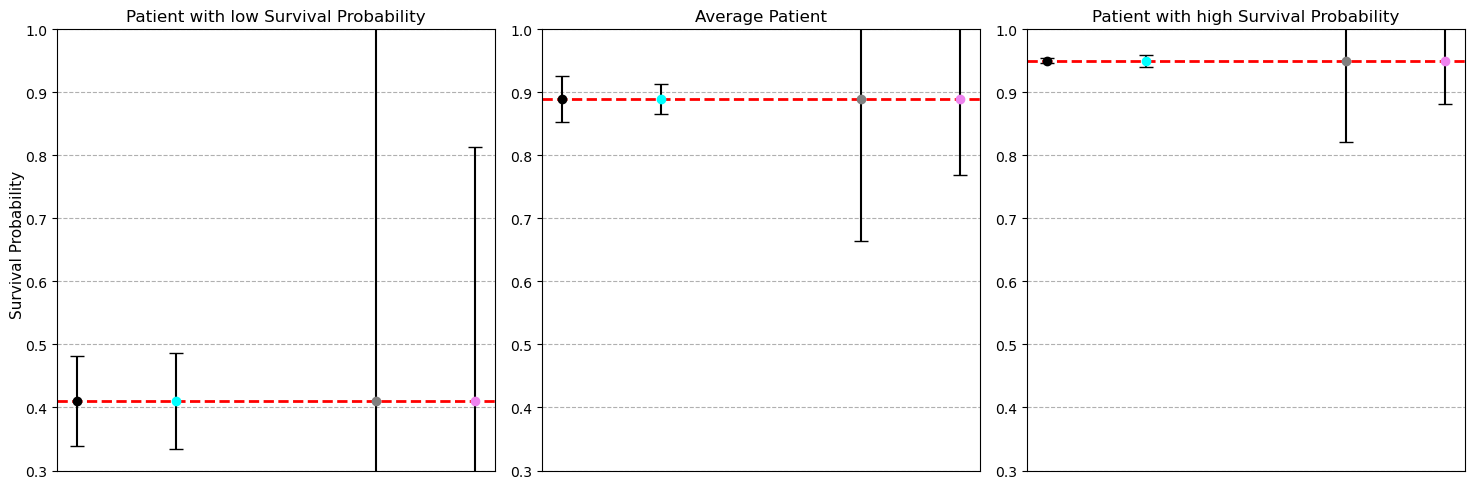
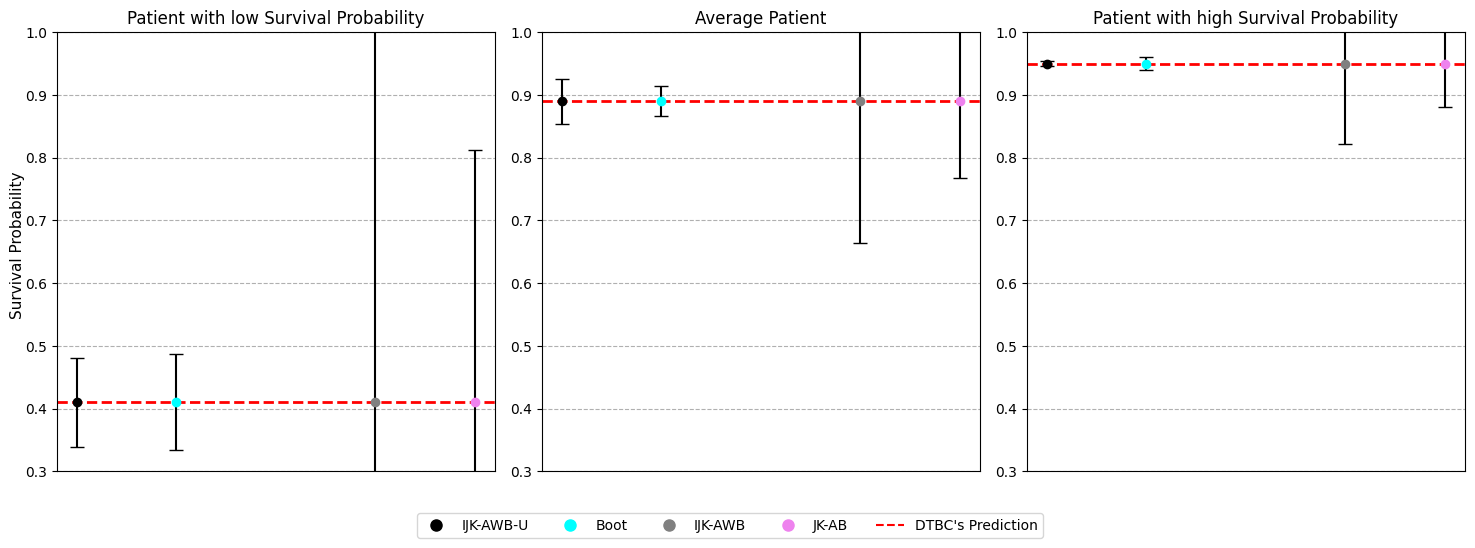
The change to this notebook cell's code, shown as a diff; its figure went from the first image to the second:
--- before
+++ after
@@ -1,2 +1,7 @@
+import matplotlib.pyplot as plt
+import numpy as np
+from matplotlib.lines import Line2D
+
+# Deine bestehenden Variablen und Berechnungen
 boot_var_low = 0.039**2
 boot_var_mean = 0.0121**2
@@ -19,5 +24,4 @@
 pred_high =95.03/100
 
-
 fig, axes = plt.subplots(nrows=1, ncols=3, figsize=(15, 5), sharex=False, sharey=False)
 
@@ -27,5 +31,5 @@
 
 # Funktion zum Plotten, um Redundanz zu vermeiden
-def plot_patient(ax, x_positions, y_pred_list, errors, title,u,a):
+def plot_patient(ax, x_positions, y_pred_list, errors, title, u, a):
     colors = ['black', 'cyan', 'gray', 'violet']
     for x, y, err, color in zip(x_positions, y_pred_list, errors, colors):
@@ -46,5 +50,5 @@
 x_positions = [0.0, 0.25, 0.75, 1.0]
 y_pred_low_list = [RF_Y_pred_low] * len(x_positions)  # Liste mit wiederholten y-Werten
-plot_patient(axes[0], x_positions, y_pred_low_list, errors_low, 'Patient with low Survival Probability',0.3,1)
+plot_patient(axes[0], x_positions, y_pred_low_list, errors_low, 'Patient with low Survival Probability', 0.3, 1)
 
 # 2. Plot: Durchschnittlicher Patient
@@ -55,5 +59,5 @@
 errors_mean = [error_ijk_mean, error_boot_mean, error_ijk_biased_mean, error_jkab_mean]
 y_pred_mean_list = [RF_Y_pred_mean] * len(x_positions)
-plot_patient(axes[1], x_positions, y_pred_mean_list, errors_mean, 'Average Patient',.3,1)
+plot_patient(axes[1], x_positions, y_pred_mean_list, errors_mean, 'Average Patient', 0.3, 1)
 
 # 3. Plot: Patient mit hoher Überlebenswahrscheinlichkeit
@@ -64,6 +68,22 @@
 errors_high = [error_ijk_high, error_boot_high, error_ijk_biased_high, error_jkab_high]
 y_pred_high_list = [RF_Y_pred_high] * len(x_positions)
-plot_patient(axes[2], x_positions, y_pred_high_list, errors_high, 'Patient with high Survival Probability',.3,1)
+plot_patient(axes[2], x_positions, y_pred_high_list, errors_high, 'Patient with high Survival Probability', 0.3, 1)
+
+# Gemeinsame Y-Achsenbeschriftung
 fig.supylabel('Survival Probability', fontsize=11)
-plt.tight_layout()
+
+# Erstelle benutzerdefinierte Legenden-Handles
+legend_elements = [
+    Line2D([0], [0], marker='o', color='black', label='IJK-AWB-U', markersize=8, linestyle='None', markerfacecolor='black'),
+    Line2D([0], [0], marker='o', color='cyan', label='Boot', markersize=8, linestyle='None', markerfacecolor='cyan'),
+    Line2D([0], [0], marker='o', color='gray', label='IJK-AWB', markersize=8, linestyle='None', markerfacecolor='gray'),
+    Line2D([0], [0], marker='o', color='violet', label='JK-AB', markersize=8, linestyle='None', markerfacecolor='violet'),
+    Line2D([0], [0], color='red', linestyle='--', label="DTBC's Prediction")
+]
+
+# Füge die Legende zur gesamten Figur hinzu, platziere sie unten und füge einen Rahmen hinzu
+fig.legend(handles=legend_elements, loc='lower center', ncol=5, frameon=True, bbox_to_anchor=(0.5, -0.1))
+
+# Passe das Layout an, damit die Legende nicht abgeschnitten wird
+plt.tight_layout()  # Erhöhe den unteren Rand, um Platz für die Legende zu schaffen
 plt.show()

Commit: ..